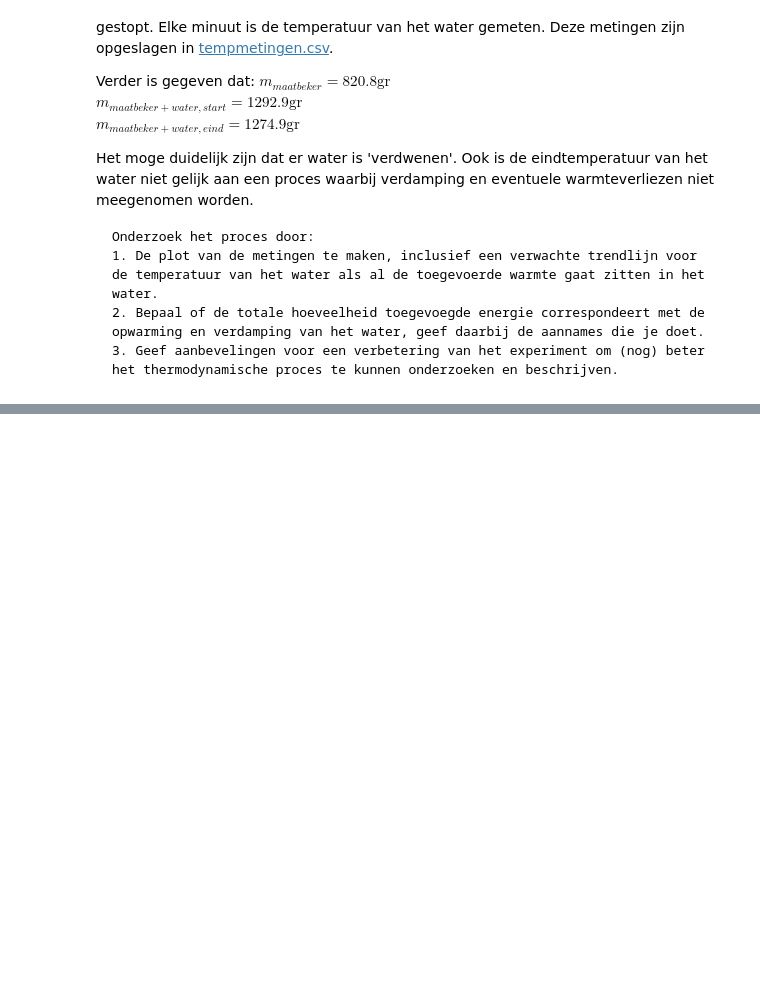
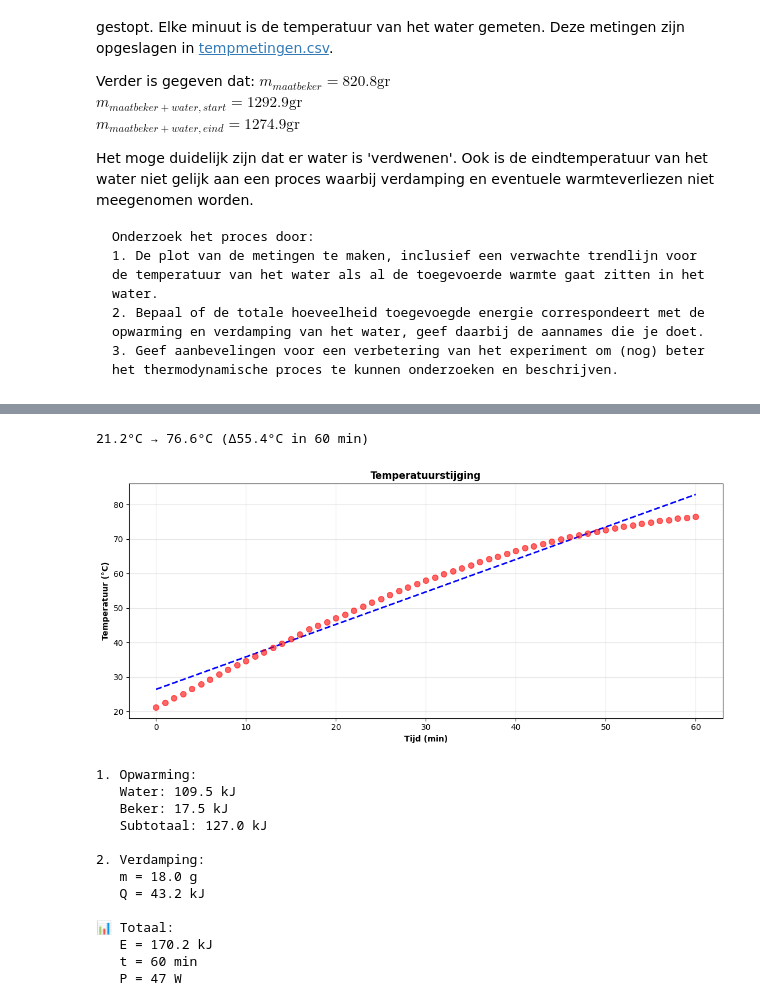
Before and after one commit to TijlGerritsen/Groep_1, a Jupyter notebook: Content/Labs/Verdamping.ipynb, the cells around one changed output, grey strips where cells are left out. Drawn from its saved outputs; the diff is of its cells as text; code cells hidden in the pictures; blank space fills up the shorter version.

Commit message:
verdamping toegevoegd

```diff
--- a/Content/Labs/Verdamping.ipynb
+++ b/Content/Labs/Verdamping.ipynb
@@ -36,8 +106,5 @@ FileNotFoundError: tempmetingen.csv not found.
 # %%
 # VRAAG 1: TEMPERATUUR PLOT
-print("\n" + "="*70)
-print("❶ TEMPERATUURVERLOOP")
-print("="*70)
 
 if T is not None:
     tijd = np.arange(len(T))
@@ -65,54 +132,51 @@ else:
     delta_T = 70
     print(f"Geen data - gebruik Δ{delta_T}°C als voorbeeld")
 
-# VRAAG 2: ENERGIEBALANS
-print("\n" + "="*70)
-print("❷ ENERGIEBALANS")
-print("="*70)
 
-c_water = 4186
-c_beker = 385
-L_vap = 2.4e6
+
+
+c_water = 4186 #aaname
+c_beker = 385 #aanname
+L_vap = 2.4e6 #aanname
 
 # Opwarming
 Q_w = (m_water_start/1000) * c_water * delta_T
 Q_b = (m_beker/1000) * c_beker * delta_T
 Q_opw = Q_w + Q_b
 
 print(f"\n1. Opwarming:")
 print(f"   Water: {Q_w/1e3:.1f} kJ")
 print(f"   Beker: {Q_b/1e3:.1f} kJ")
 print(f"   Subtotaal: {Q_opw/1e3:.1f} kJ")
 
 # Verdamping
 Q_verd = (m_water_verdampt/1000) * L_vap
 print(f"\n2. Verdamping:")
 print(f"   m = {m_water_verdampt:.1f} g")
 print(f"   Q = {Q_verd/1e3:.1f} kJ")
 
 # Totaal
 Q_tot = Q_opw + Q_verd
 t_min = (len(T)-1) if T is not None else 30
 P_avg = Q_tot / (t_min * 60)
 
 print(f"\n📊 Totaal:")
 print(f"   E = {Q_tot/1e3:.1f} kJ")
 print(f"   t = {t_min} min")
 print(f"   P = {P_avg:.0f} W")
-
-# VRAAG 3: AANBEVELINGEN
-print("\n" + "="*70)
-print("❸ VERBETERINGEN")
-print("="*70)
-
-tips = """
-✓ Isolatie: verpak beker
-✓ Regelmatig wegen: elke 5 min (niet alleen start/eind)
-✓ Thermometer: digitaal (±0.1°C)
-✓ Constant vermogen: controleer element
-✓ Herhaal: 3x meten
-✓ Fasen: bepaal opwarm-, kook- en verdampingsfase
-✓ Warmteverlies: apart experiment
-"""
-print(tips)
-print("="*70)
+# %% [output]
+21.2°C → 76.6°C (Δ55.4°C in 60 min)
+[figure, added]
+1. Opwarming:
+   Water: 109.5 kJ
+   Beker: 17.5 kJ
+   Subtotaal: 127.0 kJ
+
+2. Verdamping:
+   m = 18.0 g
+   Q = 43.2 kJ
+
+📊 Totaal:
+   E = 170.2 kJ
+   t = 60 min
+   P = 47 W
```
Also changed, not shown: parts of 2 cells of this notebook.
